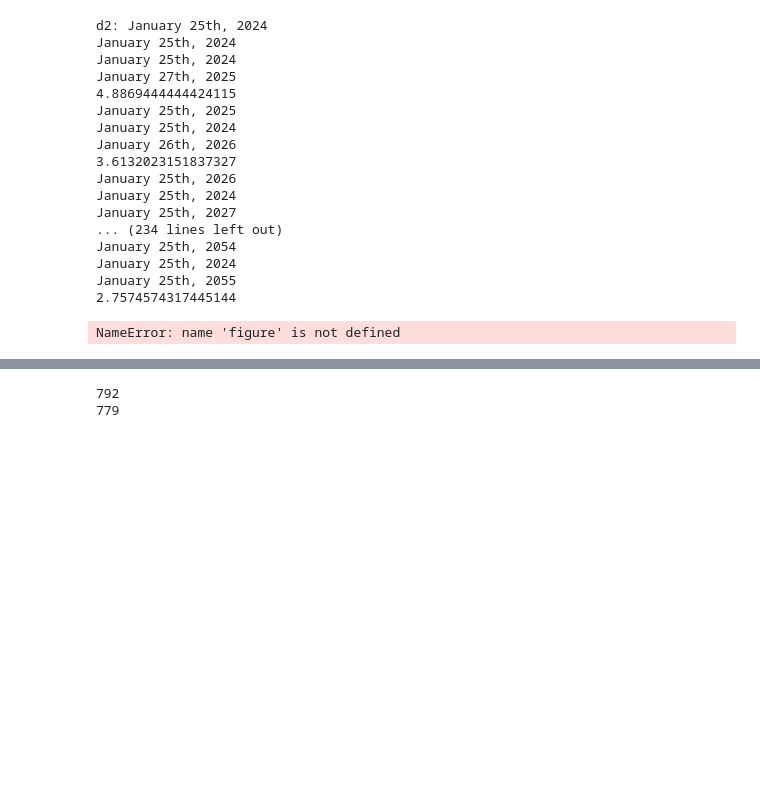
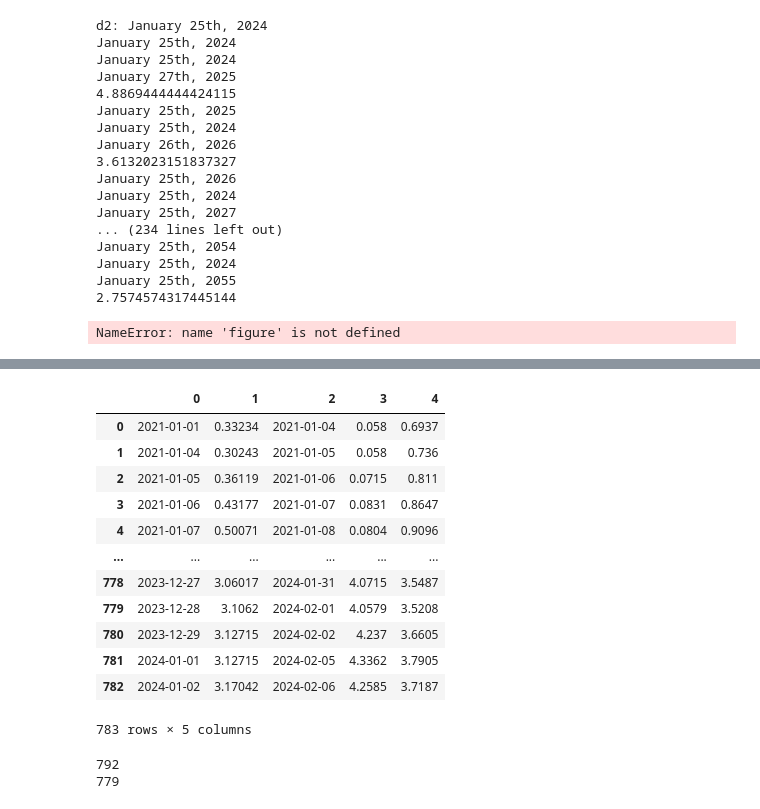
Before and after one commit to knut1402/pycharm-agi, a Jupyter notebook: Analytics/bokeh_test.ipynb, the cells around one changed output, grey strips where cells are left out. Saved outputs shown, nothing was run; the diff lists cells and outputs as text; code cells hidden in the pictures; blank space fills up the shorter version.

```diff
--- a/Analytics/bokeh_test.ipynb
+++ b/Analytics/bokeh_test.ipynb
@@ -821,3 +903,29 @@ min_y:  [-46.87799999999997, -71.71000000000004] max_y:  [67.532, 30.95000000000
+# %%
+x1 = con.bdh(['S0490FS 2Y1Y BLC Curncy', 'S0490FS 3Y1Y BLC Curncy'], 'PX_LAST', '20210101', datetime.now().strftime('%Y%m%d'))
+x1 = x1.dropna()
+x2 = con.bdh(['USOSFR2 Curncy', 'USOSFR5 Curncy', 'USOSFR10 Curncy'], 'PX_LAST', '20210101', datetime.now().strftime('%Y%m%d'))
+x2 = x2.dropna()
+
+x3 = [x1.index, x1.iloc[:,1], x2.index, x2.iloc[:,0], x2.iloc[:,2]]
+
+x4 = pd.DataFrame(x3).transpose()
+
+x5 = x4.dropna()
+x5
+# %% [output]
+|  | 0 | 1 | 2 | 3 | 4 |
+| 0 | 2021-01-01 | 0.33234 | 2021-01-04 | 0.058 | 0.6937 |
+| 1 | 2021-01-04 | 0.30243 | 2021-01-05 | 0.058 | 0.736 |
+| 2 | 2021-01-05 | 0.36119 | 2021-01-06 | 0.0715 | 0.811 |
+| 3 | 2021-01-06 | 0.43177 | 2021-01-07 | 0.0831 | 0.8647 |
+| 4 | 2021-01-07 | 0.50071 | 2021-01-08 | 0.0804 | 0.9096 |
+| ... | ... | ... | ... | ... | ... |
+| 778 | 2023-12-27 | 3.06017 | 2024-01-31 | 4.0715 | 3.5487 |
+| 779 | 2023-12-28 | 3.1062 | 2024-02-01 | 4.0579 | 3.5208 |
+| 780 | 2023-12-29 | 3.12715 | 2024-02-02 | 4.237 | 3.6605 |
+| 781 | 2024-01-01 | 3.12715 | 2024-02-05 | 4.3362 | 3.7905 |
+| 782 | 2024-01-02 | 3.17042 | 2024-02-06 | 4.2585 | 3.7187 |
+783 rows × 5 columns
 # %%
 ##### old tool  #########
 
```
Also changed, not shown: parts of 33 cells of this notebook, 48 other files.
